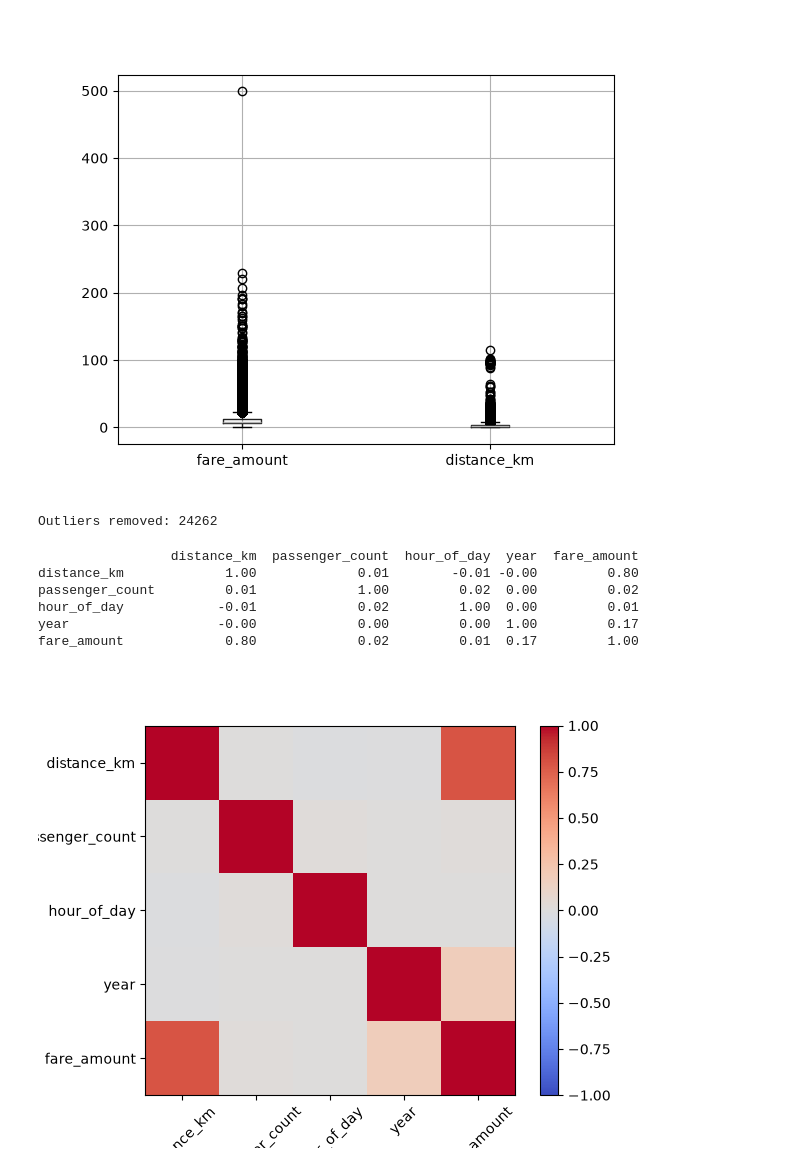
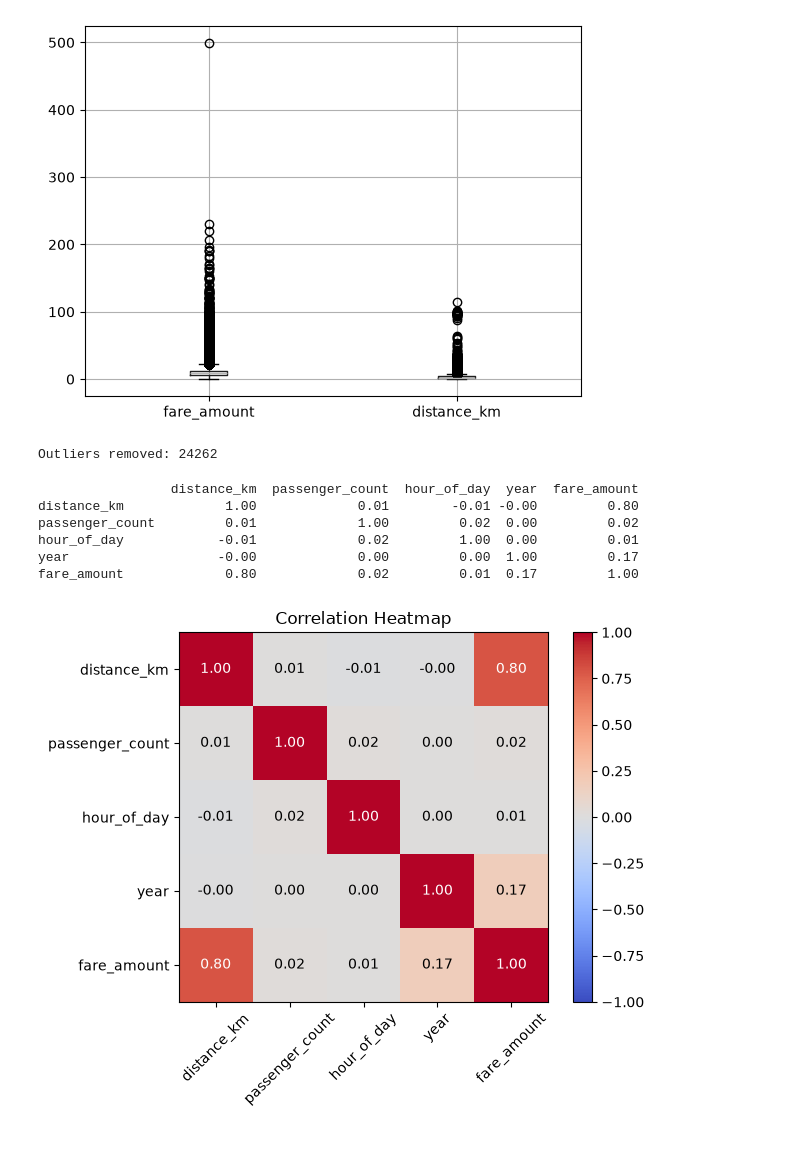
Before and after one commit to AdiGo112/Curricular, a Jupyter notebook: LP3/ML/1_UberRidePricePrediction.ipynb, the cells around one changed output. Cells and saved outputs as stored; diff of their text form; code cells hidden in the pictures.

```diff
--- a/LP3/ML/1_UberRidePricePrediction.ipynb
+++ b/LP3/ML/1_UberRidePricePrediction.ipynb
@@ -28,10 +28,12 @@ df["hour_of_day"] = pickup_time.dt.hour
 df["year"] = pickup_time.dt.year
 df = df[df.distance_km > 0][["distance_km", "passenger_count", "hour_of_day", "year", "fare_amount"]]
 # %%
+plt.figure()
 df.boxplot(column=["fare_amount", "distance_km"])
 plt.savefig(HERE / "outlier_boxplot.png")
+plt.show()
 # %% [output]
-[figure, old version]
+[figure, new version]
 # %%
 rows = len(df)
 for column in ["fare_amount", "distance_km"]:
@@ -43,18 +45,24 @@ Outliers removed: 24262
 # %%
 corr = df.corr()
 print(corr.round(2))
 plt.figure()
 plt.imshow(corr, cmap="coolwarm", vmin=-1, vmax=1)
 plt.xticks(range(len(corr)), corr.columns, rotation=45)
 plt.yticks(range(len(corr)), corr.columns)
 plt.colorbar()
+for i in range(len(corr)):
+    for j in range(len(corr)):
+        value = corr.iloc[i, j]
+        plt.text(j, i, f"{value:.2f}", ha="center", va="center", color="white" if abs(value) > 0.5 else "black")
+plt.title("Correlation Heatmap")
 plt.savefig(HERE / "correlation_heatmap.png", bbox_inches="tight")
+plt.show()
 # %% [output]
                  distance_km  passenger_count  hour_of_day  year  fare_amount
 distance_km             1.00             0.01        -0.01 -0.00         0.80
 passenger_count         0.01             1.00         0.02  0.00         0.02
 hour_of_day            -0.01             0.02         1.00  0.00         0.01
 year                   -0.00             0.00         0.00  1.00         0.17
 fare_amount             0.80             0.02         0.01  0.17         1.00
-[figure, old version]
+[figure, new version]
 # %%
```
Also changed, not shown: parts of 2 cells of this notebook, 16 other files.
